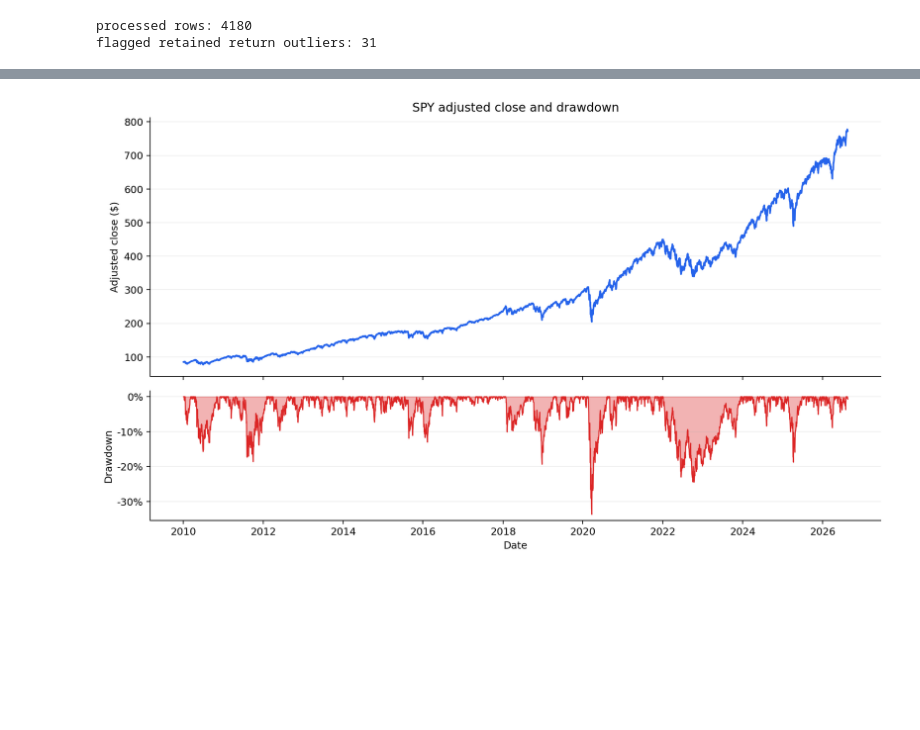
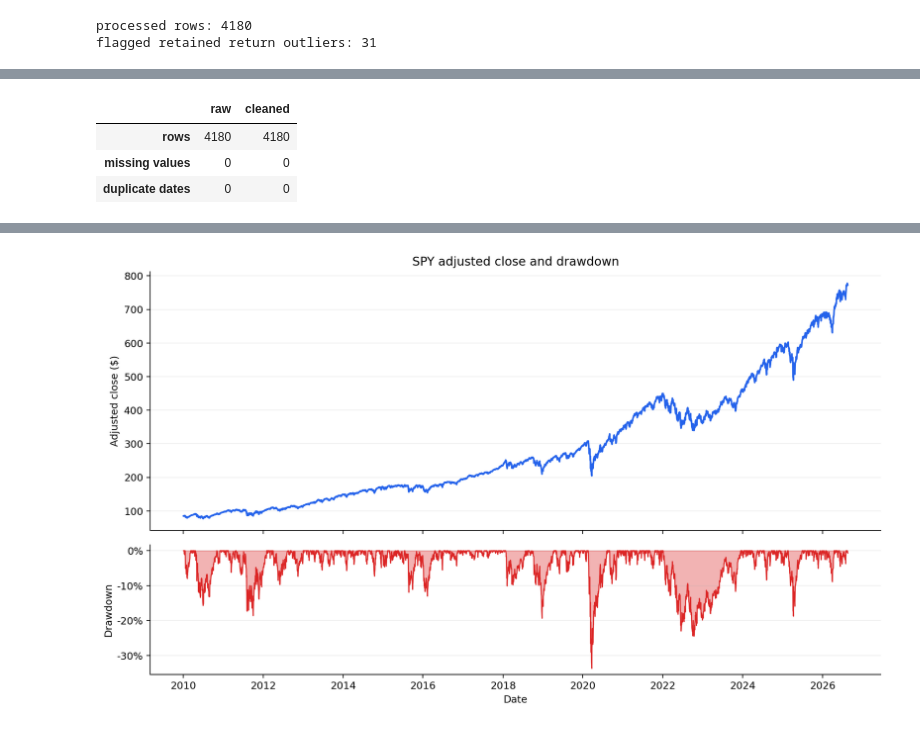
Before and after one commit to pdwi2020/bootcamp_paritosh_dwivedi, a Jupyter notebook: project/notebooks/project_pipeline.ipynb, the cells around one changed output, grey strips where cells are left out. Drawn from its saved outputs; the diff is of its cells as text; code cells hidden in the pictures; blank space fills up the shorter version.

```diff
--- a/project/notebooks/project_pipeline.ipynb
+++ b/project/notebooks/project_pipeline.ipynb
@@ -113,0 +171,27 @@ flagged retained return outliers: 31
+# %%
+from src.cleaning import clean_market_data
+
+raw_frame = read_dataframe(ROOT / metrics["data"]["raw_file"])
+cleaned_frame, cleaning_report = clean_market_data(raw_frame)
+
+comparison = pd.DataFrame(
+    {
+        "raw": [
+            len(raw_frame),
+            int(raw_frame.isna().sum().sum()),
+            int(raw_frame["date"].duplicated().sum()),
+        ],
+        "cleaned": [
+            len(cleaned_frame),
+            int(cleaned_frame.isna().sum().sum()),
+            int(cleaned_frame["date"].duplicated().sum()),
+        ],
+    },
+    index=["rows", "missing values", "duplicate dates"],
+)
+display(comparison)
+# %% [output]
+|  | raw | cleaned |
+| rows | 4180 | 4180 |
+| missing values | 0 | 0 |
+| duplicate dates | 0 | 0 |
```
Also changed, not shown: parts of 17 cells of this notebook, 5 other files.
